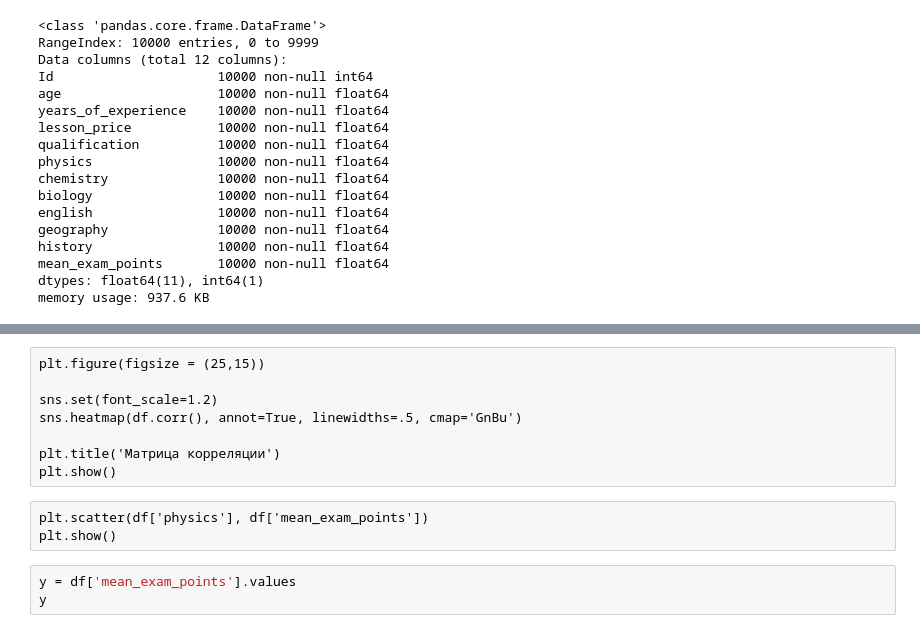
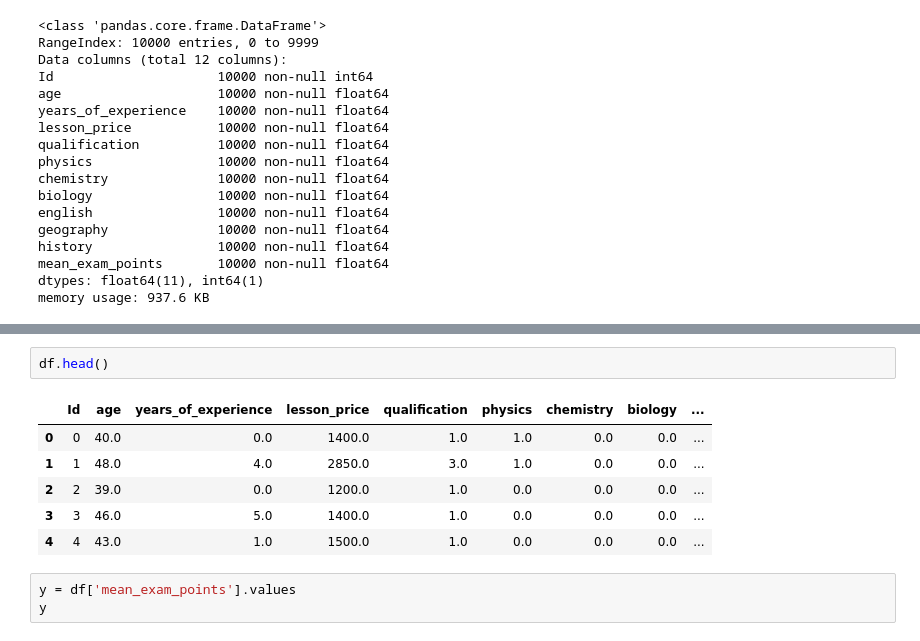
Before and after one commit to gulchitai/Data-Analysis, a Jupyter notebook: Tutors - expected math exam results/Tutors - expected math exam results- linear regression.ipynb, the cells around one changed output, grey strips where cells are left out. Saved outputs shown, nothing was run; the diff lists cells and outputs as text.

```diff
--- a/Tutors - expected math exam results/Tutors - expected math exam results- linear regression.ipynb
+++ b/Tutors - expected math exam results/Tutors - expected math exam results- linear regression.ipynb
@@ -37,17 +37,15 @@ df.describe()
 | 50% | 4999.50000 | 46.000000 | 2.000000 | 1500.000000 | 2.000000 | 0.000000 | 0.000000 | 0.000000 | ... |
 | 75% | 7499.25000 | 51.000000 | 3.000000 | 2150.000000 | 2.000000 | 1.000000 | 0.000000 | 0.000000 | ... |
 | max | 9999.00000 | 68.000000 | 10.000000 | 3950.000000 | 4.000000 | 1.000000 | 1.000000 | 1.000000 | ... |
-# %% [raw]
-plt.figure(figsize = (25,15))
-
-sns.set(font_scale=1.2)
-sns.heatmap(df.corr(), annot=True, linewidths=.5, cmap='GnBu')
-
-plt.title('Матрица корреляции')
-plt.show()
-# %% [raw]
-plt.scatter(df['physics'], df['mean_exam_points'])
-plt.show()
+# %%
+df.head()
+# %% [output]
+|  | Id | age | years_of_experience | lesson_price | qualification | physics | chemistry | biology | ... |
+| 0 | 0 | 40.0 | 0.0 | 1400.0 | 1.0 | 1.0 | 0.0 | 0.0 | ... |
+| 1 | 1 | 48.0 | 4.0 | 2850.0 | 3.0 | 1.0 | 0.0 | 0.0 | ... |
+| 2 | 2 | 39.0 | 0.0 | 1200.0 | 1.0 | 0.0 | 0.0 | 0.0 | ... |
+| 3 | 3 | 46.0 | 5.0 | 1400.0 | 1.0 | 0.0 | 0.0 | 0.0 | ... |
+| 4 | 4 | 43.0 | 1.0 | 1500.0 | 1.0 | 0.0 | 0.0 | 0.0 | ... |
 # %%
 y = df['mean_exam_points'].values
 y
```
Also changed, not shown: parts of 29 cells of this notebook, 3 other files.
